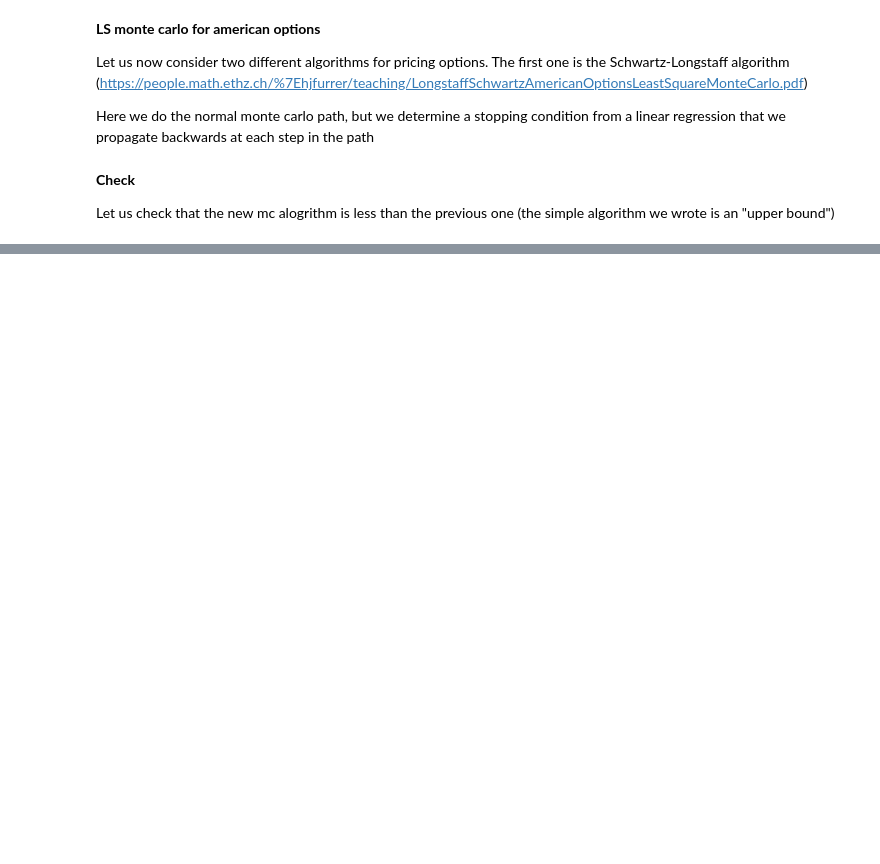
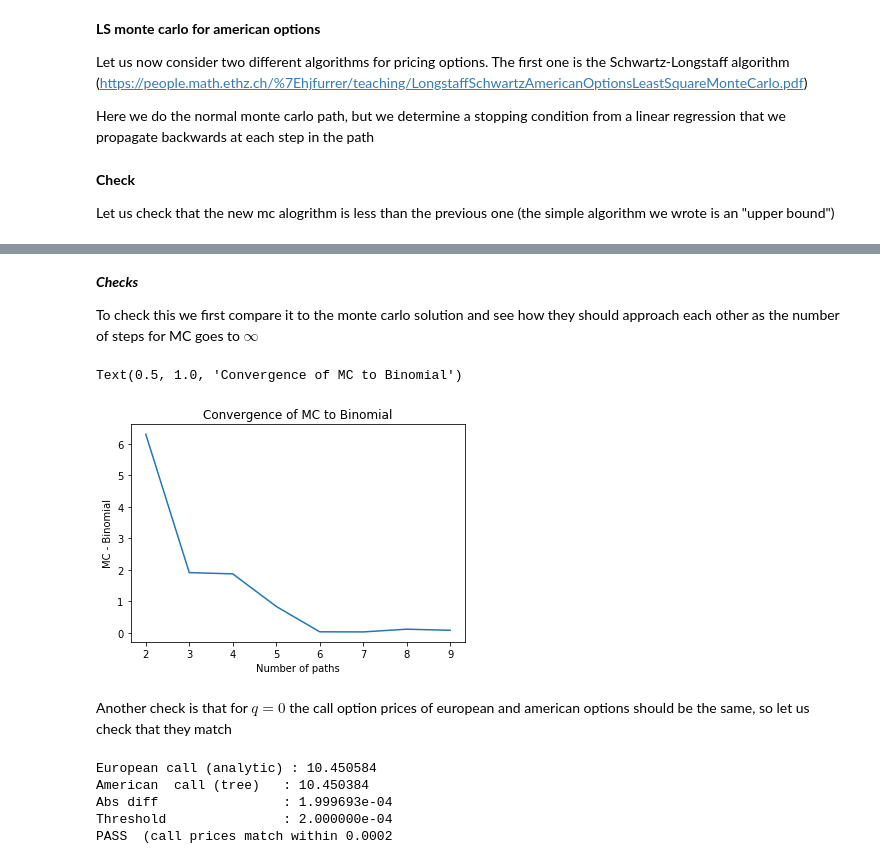
Before and after one commit to tarovalentin/Quant-study, a Jupyter notebook: Intro.ipynb, the cells around one changed output, grey strips where cells are left out. Saved outputs shown, nothing was run; the diff lists cells and outputs as text; code cells hidden in the pictures; blank space fills up the shorter version.

```diff
--- a/Intro.ipynb
+++ b/Intro.ipynb
@@ -461,0 +582,71 @@ Now let's do this using a binomial tree
+# %%
+def binomial_american(S0,K,T,sigma,r=0,q=0,option_type="put",N=400):
+    dt   = T/N
+    u    = np.exp(sigma*np.sqrt(dt))
+    d    = 1/u
+    p    = (np.exp((r-q)*dt) - d) / (u - d)
+    disc = np.exp(-r*dt)
+
+    # terminal prices & pay-offs
+    j = np.arange(N+1)
+    S = S0 * u**(N-j) * d**j
+    if option_type=="call":
+        V = np.maximum(S-K,0)
+    else:
+        V = np.maximum(K-S,0)
+
+    # backward induction
+    for i in range(N-1,-1,-1):
+        S = S0 * u**(i-j[:i+1]) * d**j[:i+1]   # prices at layer i
+        V = disc*(p*V[:-1] + (1-p)*V[1:])      # continuation
+        V = np.maximum(V,
+                       np.maximum(S-K,0) if option_type=="call"
+                       else np.maximum(K-S,0))
+    return V[0]
+# %% [markdown]
+***Checks***
+
+To check this we first compare it to the monte carlo solution and see how they should approach each other as the number of steps for MC goes to
+$\infty$
+# %%
+A2 = binomial_american(100, 105, 0.75, 0.24, 0.03, 0.01, "call", N=1000)
+Y = []
+er = []
+Nend = 10
+X = range(2, Nend)
+for i in range(2, Nend):
+    A1 = mc_american(100, 105, 0.75, 0.24, 0.03, 0.01, "call", npaths=int(10**(0.5*i)), nsteps=100)
+    Y.append(np.abs(A1[0]-A2))
+plt.figure()
+plt.plot(X,Y)
+plt.xlabel('Number of paths')
+plt.ylabel('MC - Binomial')
+plt.title('Convergence of MC to Binomial')
+# %% [output]
+Text(0.5, 1.0, 'Convergence of MC to Binomial')
+[figure, added]
+# %% [markdown]
+Another check is that for $q=0$ the call option prices of european and american options should be the same, so let us check that they match
+# %%
+
+N = 10000
+am_call = binomial_american(100, 100, 1.0, 0.2, 0.05, 0.0,"call", N)
+eu_call = analytic_greek(100, 100, 1.0, 0.2, 0.05, 0.0)[0]
+diff_call = abs(am_call - eu_call)
+errpass = 2/N
+
+print(f"European call (analytic) : {eu_call:.6f}")
+print(f"American  call (tree)   : {am_call:.6f}")
+print(f"Abs diff                : {diff_call:.6e}")
+print(f"Threshold               : {errpass:.6e}")
+
+if diff_call < errpass:
+    print("PASS  (call prices match within", errpass)
+else:
+    print("FAIL  (call prices not within", errpass)
+# %% [output]
+European call (analytic) : 10.450584
+American  call (tree)   : 10.450384
+Abs diff                : 1.999693e-04
+Threshold               : 2.000000e-04
+PASS  (call prices match within 0.0002
```
Also changed, not shown: parts of 7 cells of this notebook.
